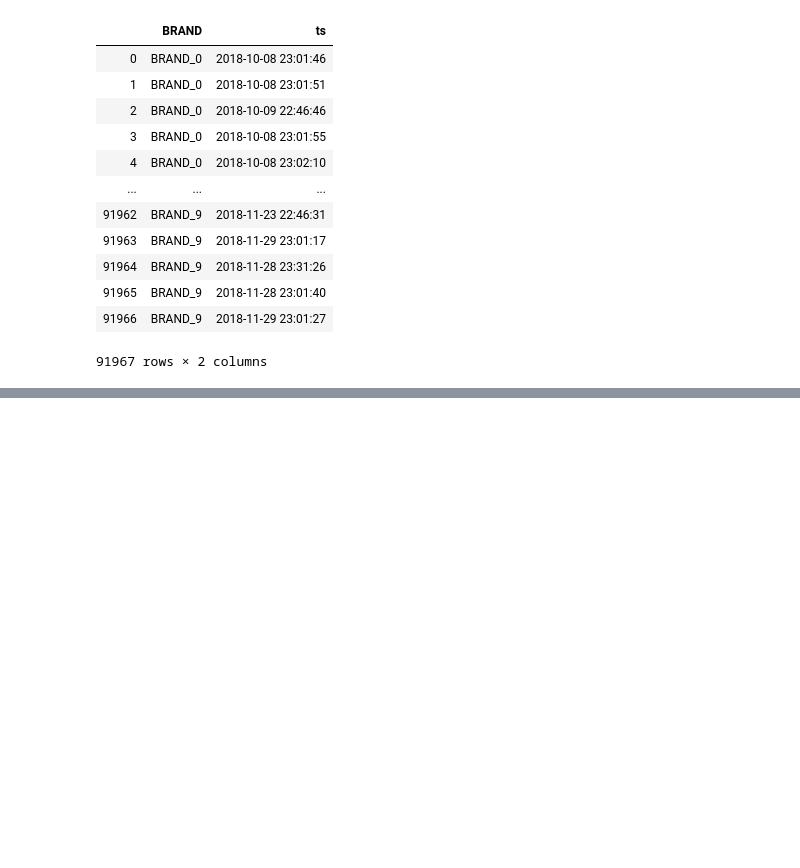
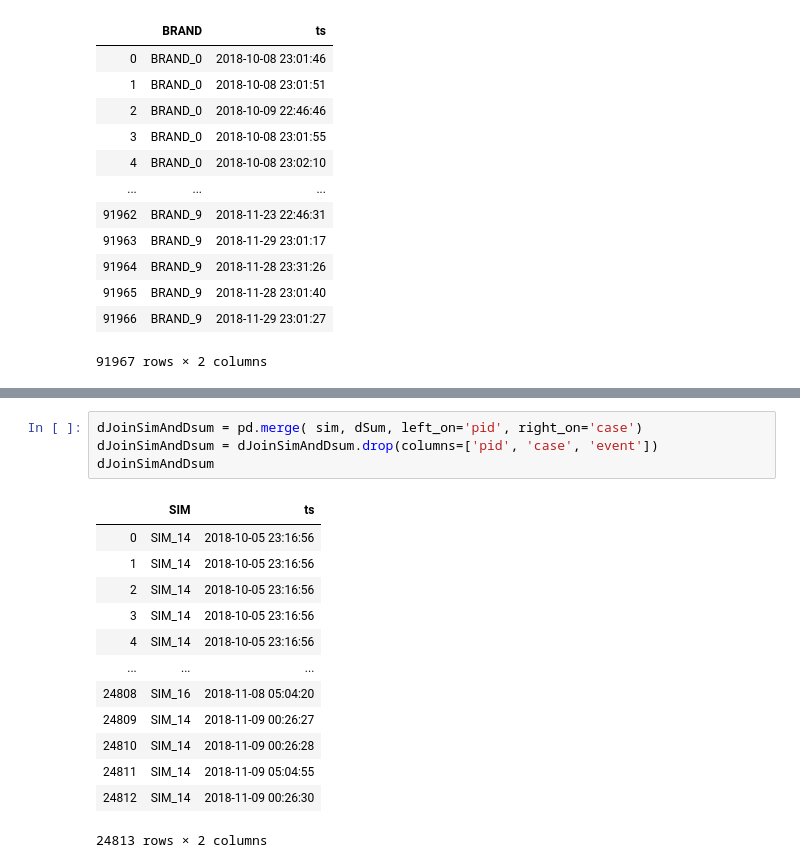
Before and after one commit to TaiLinhDu/PSE_WS1920, a Jupyter notebook: Data-out/d0.ipynb, the cells around one changed output, grey strips where cells are left out. Saved outputs shown, nothing was run; the diff lists cells and outputs as text; blank space fills up the shorter version.

```diff
--- a/Data-out/d0.ipynb
+++ b/Data-out/d0.ipynb
@@ -238,0 +241,18 @@ SyntaxError: unexpected EOF while parsing (<ipython-input-20-7e980ef47097>, line
+# %%
+dJoinSimAndDsum = pd.merge( sim, dSum, left_on='pid', right_on='case')
+dJoinSimAndDsum = dJoinSimAndDsum.drop(columns=['pid', 'case', 'event'])
+dJoinSimAndDsum
+# %% [output]
+|  | SIM | ts |
+| 0 | SIM_14 | 2018-10-05 23:16:56 |
+| 1 | SIM_14 | 2018-10-05 23:16:56 |
+| 2 | SIM_14 | 2018-10-05 23:16:56 |
+| 3 | SIM_14 | 2018-10-05 23:16:56 |
+| 4 | SIM_14 | 2018-10-05 23:16:56 |
+| ... | ... | ... |
+| 24808 | SIM_16 | 2018-11-08 05:04:20 |
+| 24809 | SIM_14 | 2018-11-09 00:26:27 |
+| 24810 | SIM_14 | 2018-11-09 00:26:28 |
+| 24811 | SIM_14 | 2018-11-09 05:04:55 |
+| 24812 | SIM_14 | 2018-11-09 00:26:30 |
+24813 rows × 2 columns
```
Also changed, not shown: parts of 6 cells of this notebook.
